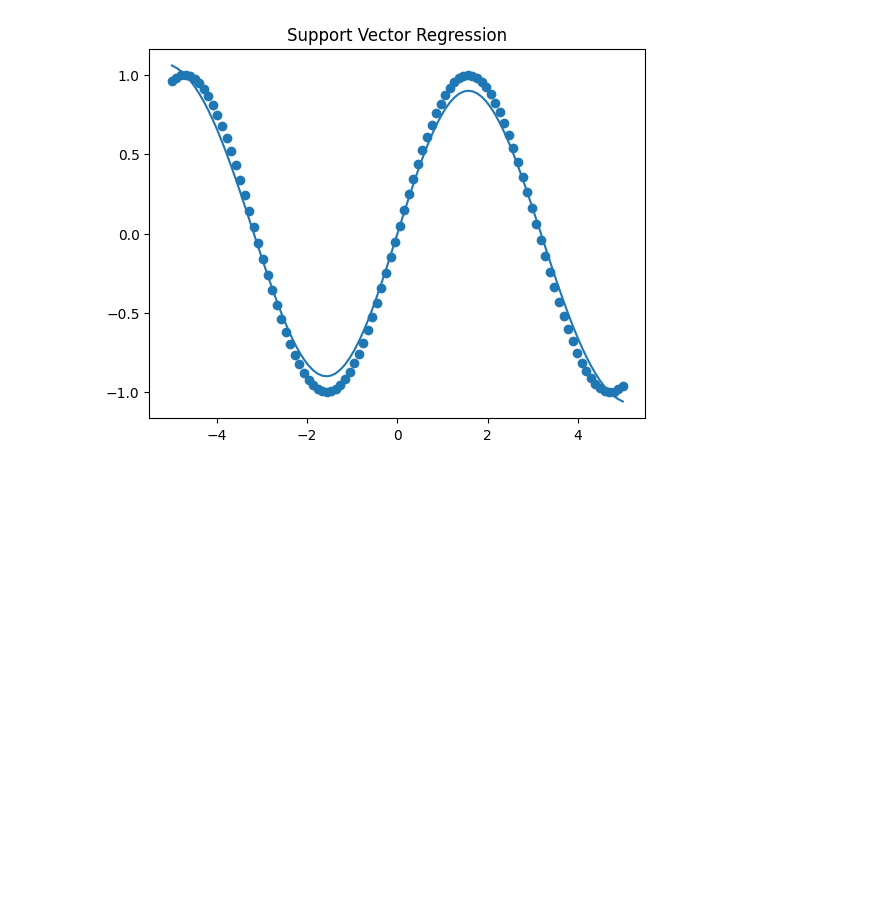
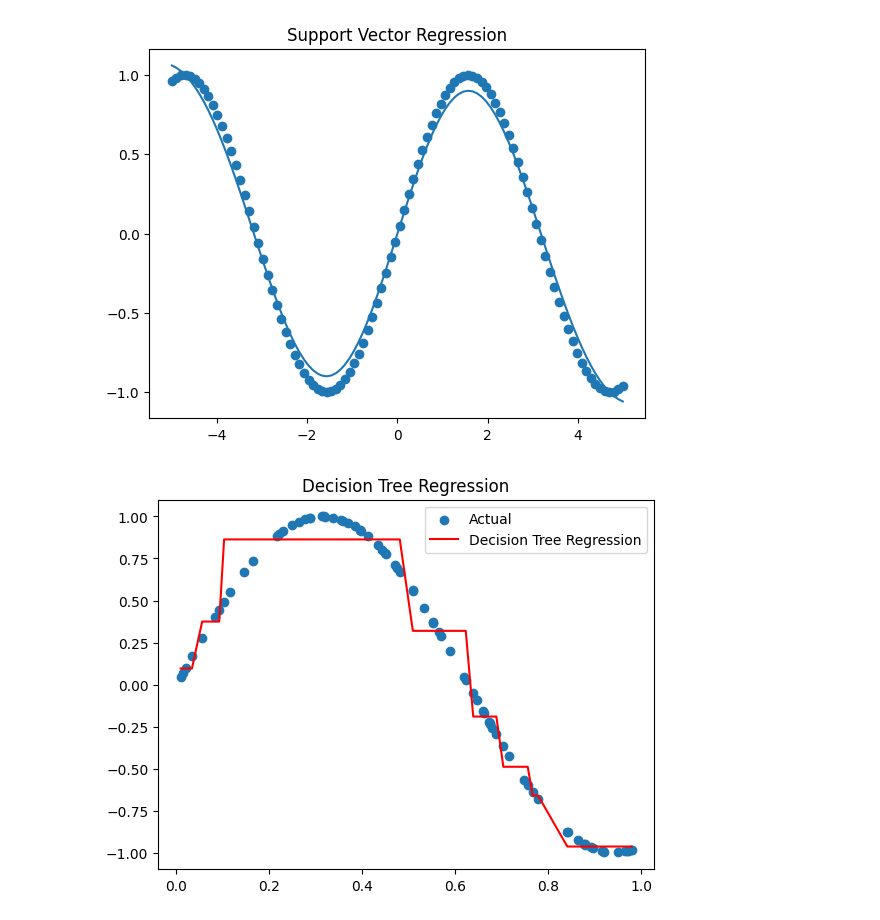
Before and after one commit to anmolsri977/Python-libraries, a Jupyter notebook: linear-regression.ipynb, the cells around one changed output. Cells and saved outputs as stored; diff of their text form; code cells hidden in the pictures; blank space fills up the shorter version.

Commit message:
Kaggle Notebook | Linear Regression | Decision tree Regression

```diff
--- a/linear-regression.ipynb
+++ b/linear-regression.ipynb
@@ -85,3 +85,14 @@ tree=DecisionTreeRegressor(max_depth=3)
 X5_reshaped=X5.reshape(-1,1)
 tree.fit(X5_reshaped,y5)
 y5_pred=tree.predict(X5_reshaped)
+# %%
+#STEP 3 VISULAIZE
+plt.scatter(X5,y5,label='Actual')
+
+plt.plot(X5,y5_pred,color='red',label='Decision Tree Regression')
+plt.title("Decision Tree Regression")
+plt.legend()
+
+plt.show()
+# %% [output]
+[figure, added]
```
